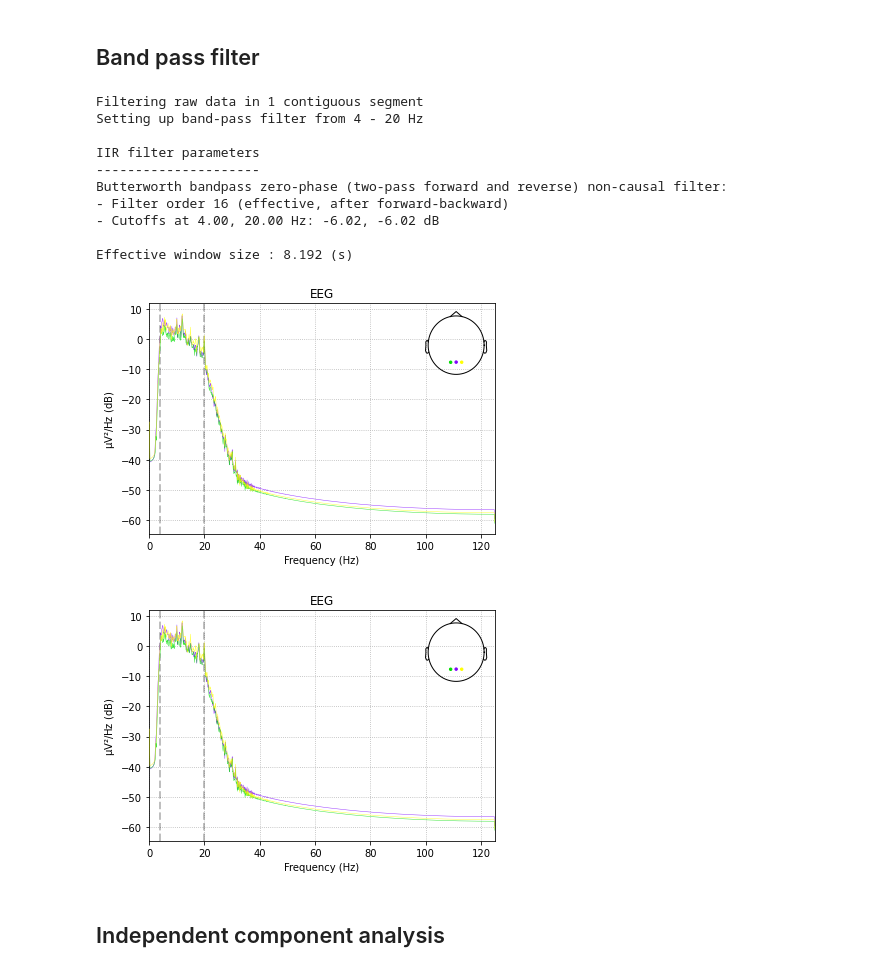
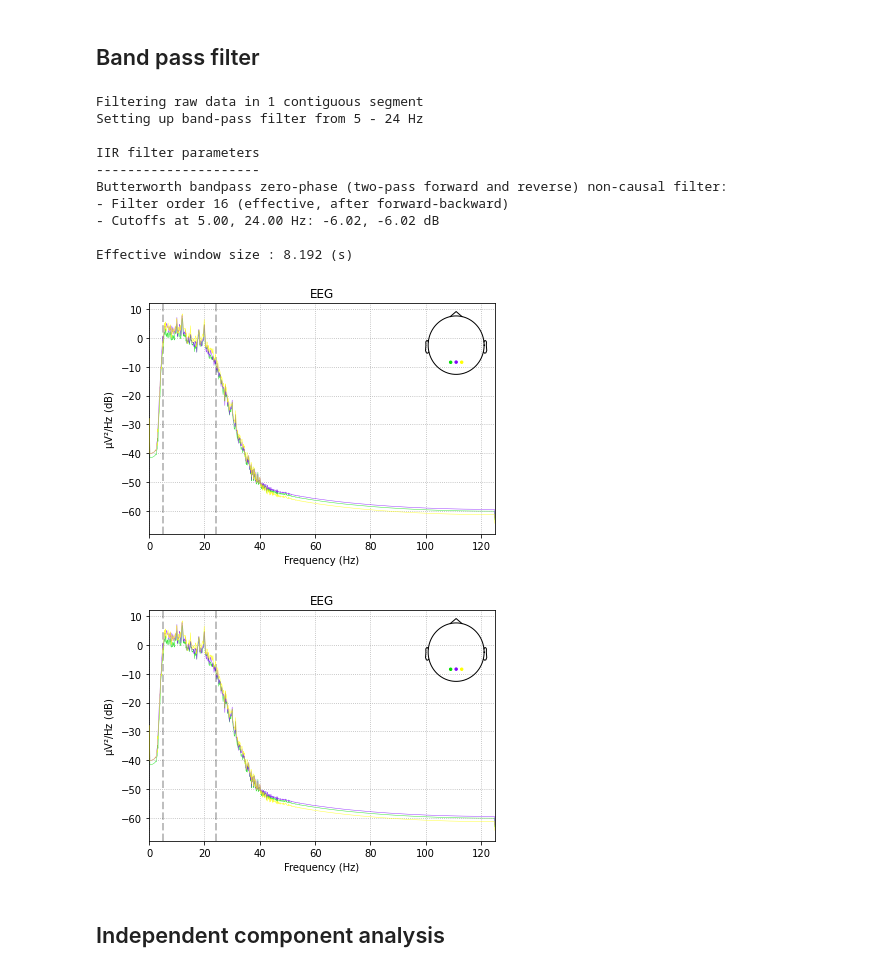
Before and after one commit to chaklam-silpasuwanchai/EEG-Real-Time-Applications, a Jupyter notebook: SSVEP/3-analysis/Model Training.ipynb, the cells around one changed output. Saved outputs shown, nothing was run; the diff lists cells and outputs as text; code cells hidden in the pictures.

```diff
--- a/SSVEP/3-analysis/Model Training.ipynb
+++ b/SSVEP/3-analysis/Model Training.ipynb
@@ -21,9 +21,11 @@ df.shape #check the size of 0
 # %% [output]
 (32952, 10)
 # %%
-print(df[df.Marker==3].shape) #15hz
 print(df[df.Marker==2].shape) #10hz
 print(df[df.Marker==1].shape) #6hz
+df.loc[df.Marker==3].index
+df = df.drop(df.loc[df.Marker == 3].index)
+# print(df[df.Marker==3].shape) #15hz
 # %% [output]
 (10, 10)
 (10, 10)
@@ -107,20 +106,21 @@ Effective window size : 8.192 (s)
 ## Band pass filter
 # %%
 #Filter code looks like this
-raw.filter(4,20, method='iir')
+raw.filter(5,24, method='iir')
+
 raw.plot_psd()
 # %% [output]
 Filtering raw data in 1 contiguous segment
-Setting up band-pass filter from 4 - 20 Hz
+Setting up band-pass filter from 5 - 24 Hz
 
 IIR filter parameters
 ---------------------
 Butterworth bandpass zero-phase (two-pass forward and reverse) non-causal filter:
 - Filter order 16 (effective, after forward-backward)
-- Cutoffs at 4.00, 20.00 Hz: -6.02, -6.02 dB
+- Cutoffs at 5.00, 24.00 Hz: -6.02, -6.02 dB
 
 Effective window size : 8.192 (s)
-[figure, old version]
+[figure, new version]
-[figure, old version]
+[figure, new version]
 # %% [markdown]
 ## Independent component analysis
```
Also changed, not shown: parts of 24 cells of this notebook, 5 other files.
